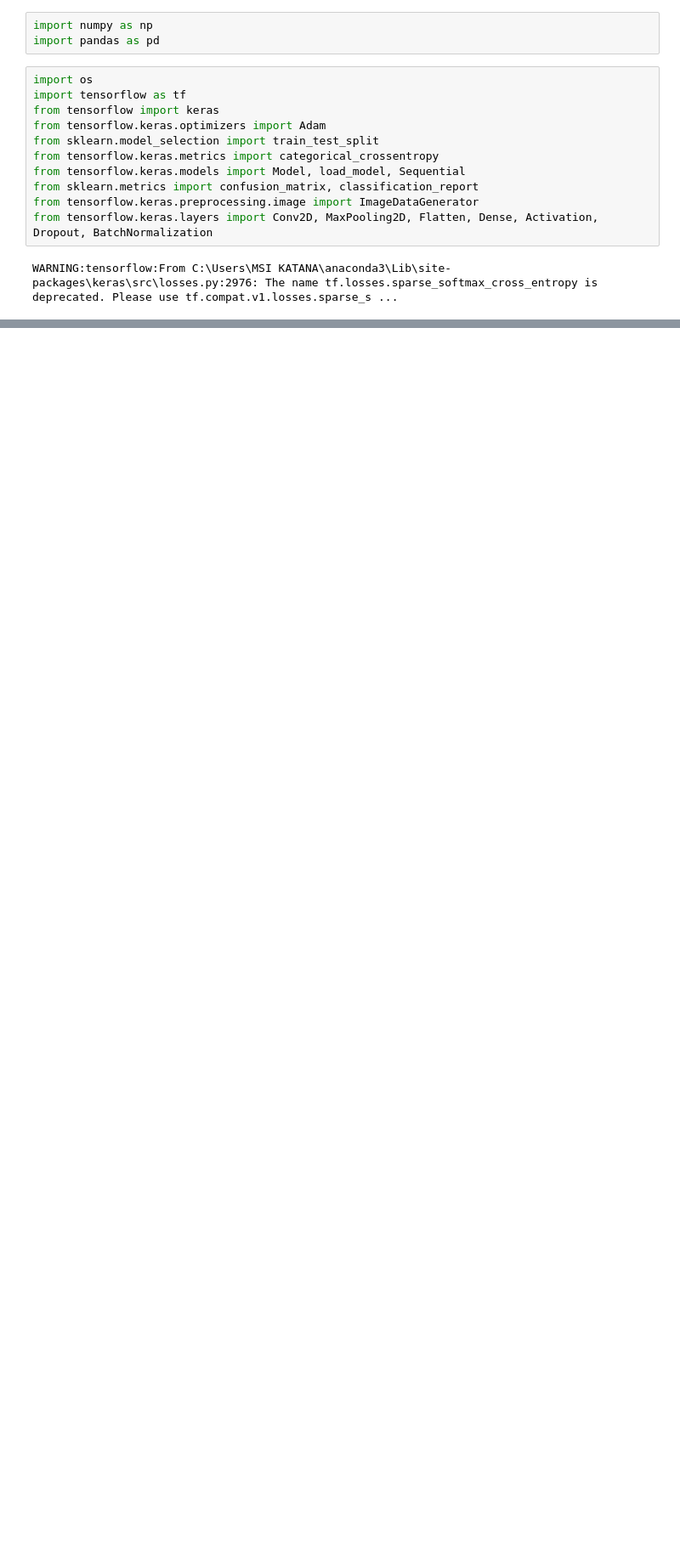
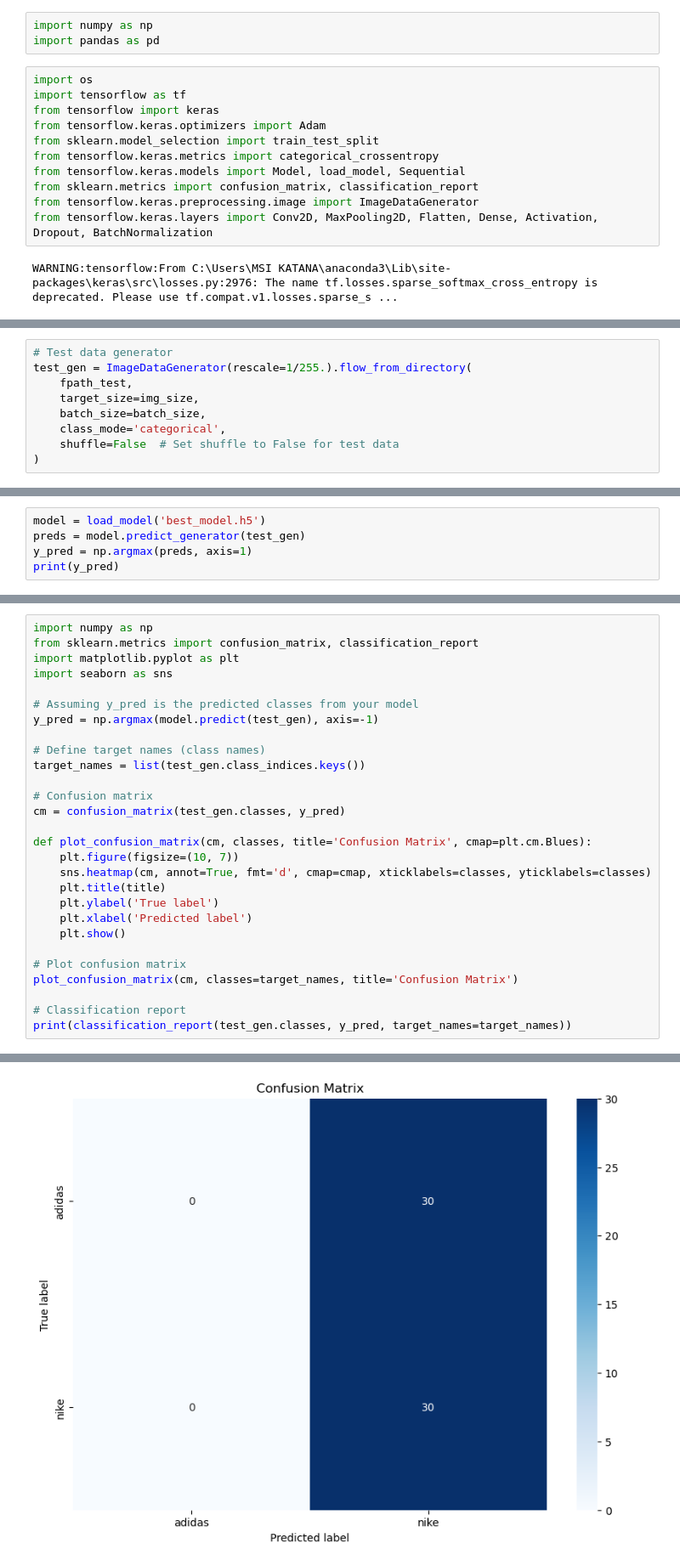
Before and after one commit to Inupa6677/Computer-vision-projects-by-Inupa-Bandara, a Jupyter notebook: Nike vs adidas shoe classification/Nike vs adidas shoe classification.ipynb, the cells around one changed output, grey strips where cells are left out. Shown at 85% size. Cells and saved outputs as stored; diff of their text form; blank space fills up the shorter version.

```diff
--- a/Nike vs adidas shoe classification/Nike vs adidas shoe classification.ipynb
+++ b/Nike vs adidas shoe classification/Nike vs adidas shoe classification.ipynb
@@ -46,0 +45,9 @@ Found 55 files belonging to 2 classes.
+# %%
+# Test data generator
+test_gen = ImageDataGenerator(rescale=1/255.).flow_from_directory(
+    fpath_test,
+    target_size=img_size,
+    batch_size=batch_size,
+    class_mode='categorical',
+    shuffle=False  # Set shuffle to False for test data
+)
@@ -46,0 +194,5 @@ Found 55 files belonging to 2 classes.
+# %%
+model = load_model('best_model.h5')
+preds = model.predict_generator(test_gen)
+y_pred = np.argmax(preds, axis=1)
+print(y_pred)
@@ -46,0 +225,29 @@ Found 55 files belonging to 2 classes.
+# %%
+import numpy as np
+from sklearn.metrics import confusion_matrix, classification_report
+import matplotlib.pyplot as plt
+import seaborn as sns
+
+# Assuming y_pred is the predicted classes from your model
+y_pred = np.argmax(model.predict(test_gen), axis=-1)
+
+# Define target names (class names)
+target_names = list(test_gen.class_indices.keys())
+
+# Confusion matrix
+cm = confusion_matrix(test_gen.classes, y_pred)
+
+def plot_confusion_matrix(cm, classes, title='Confusion Matrix', cmap=plt.cm.Blues):
+    plt.figure(figsize=(10, 7))
+    sns.heatmap(cm, annot=True, fmt='d', cmap=cmap, xticklabels=classes, yticklabels=classes)
+    plt.title(title)
+    plt.ylabel('True label')
+    plt.xlabel('Predicted label')
+    plt.show()
+
+# Plot confusion matrix
+plot_confusion_matrix(cm, classes=target_names, title='Confusion Matrix')
+
+# Classification report
+print(classification_report(test_gen.classes, y_pred, target_names=target_names))
+# %% [output]
@@ -46,0 +255 @@ Found 55 files belonging to 2 classes.
+[figure, added]
```
Also changed, not shown: parts of 30 cells of this notebook, 3 other files.
